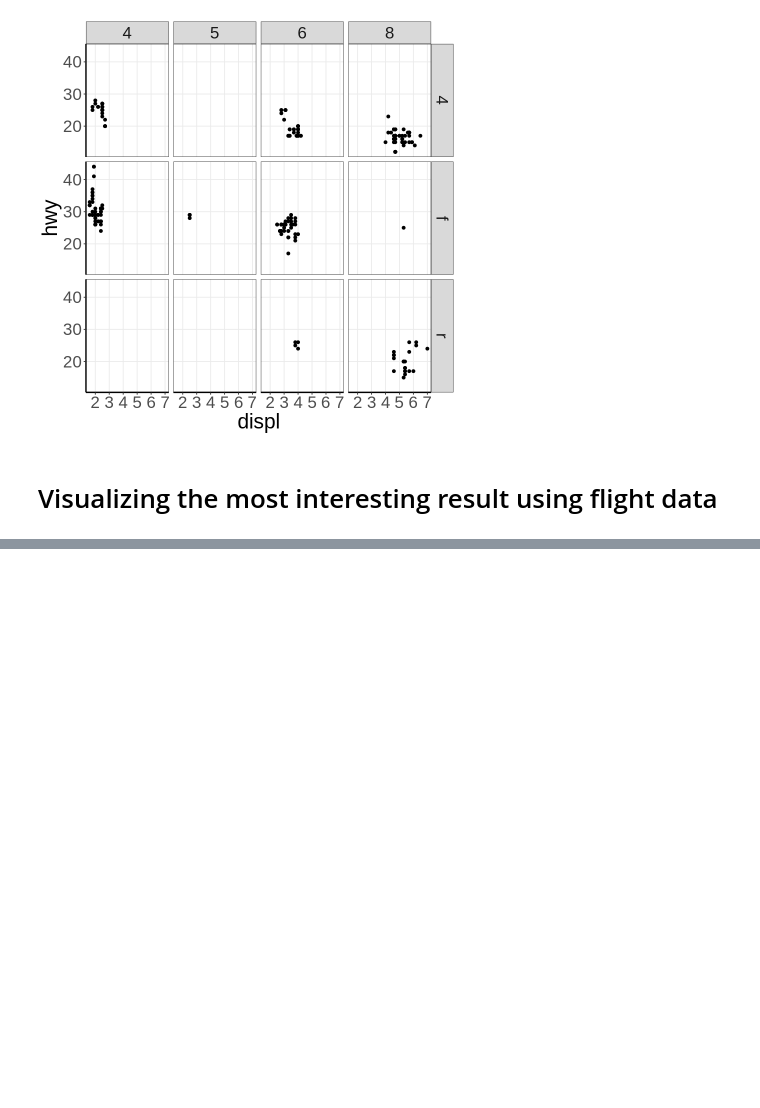
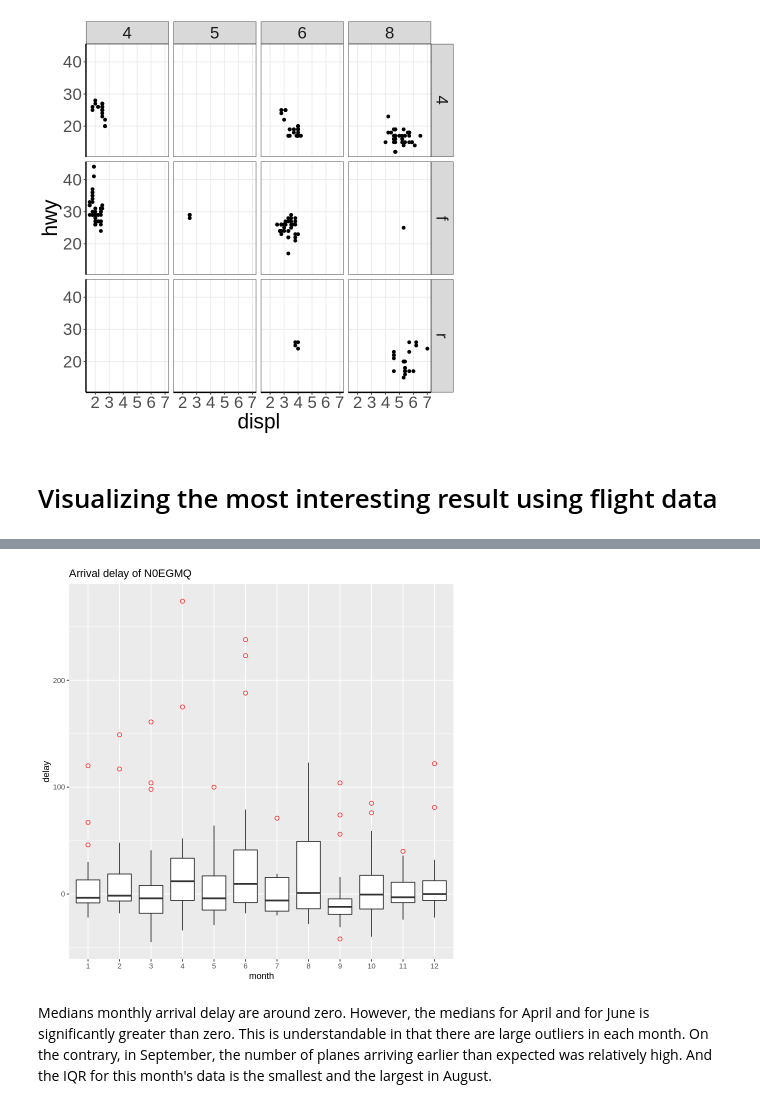
Before and after one commit to yoontori/prac_class, a Jupyter notebook: HW1.ipynb, the cells around one changed output, grey strips where cells are left out. Cells and saved outputs as stored; diff of their text form; code cells hidden in the pictures; blank space fills up the shorter version.

```diff
--- a/HW1.ipynb
+++ b/HW1.ipynb
@@ -377,0 +462,5 @@ ggplot(data = mpg) + theme_bw() +
+# %%
+ggplot(new) + geom_boxplot(aes(x=factor(month), y=arr_delay), outlier.colour="red", outlier.shape=1, outlier.size=2)+
+  theme(legend.position="none")+
+  labs(title="Arrival delay of N0EGMQ", x="month", y = "delay")
+# %% [output]
@@ -377,0 +469,7 @@ ggplot(data = mpg) + theme_bw() +
+[figure, added]
+# %% [markdown]
+Medians monthly arrival delay are around zero.
+However, the medians for April and for June is significantly greater than zero.
+This is understandable in that there are large outliers in each month.
+On the contrary, in September, the number of planes arriving earlier than expected was relatively high.
+And the IQR for this month's data is the smallest and the largest in August.
```
Also changed, not shown: parts of 12 cells of this notebook.
